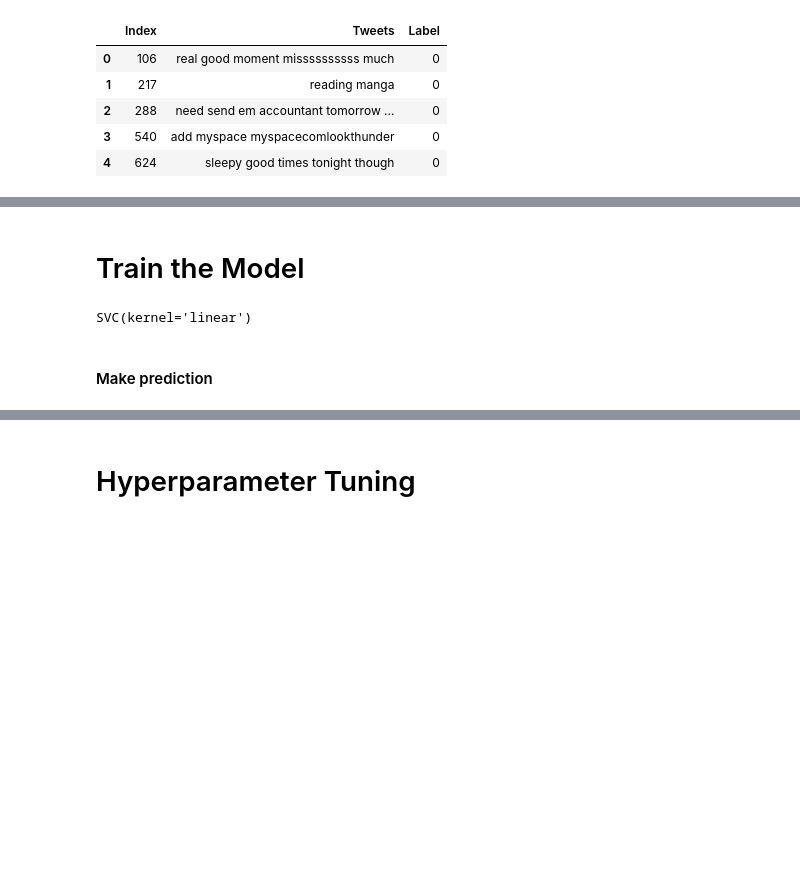
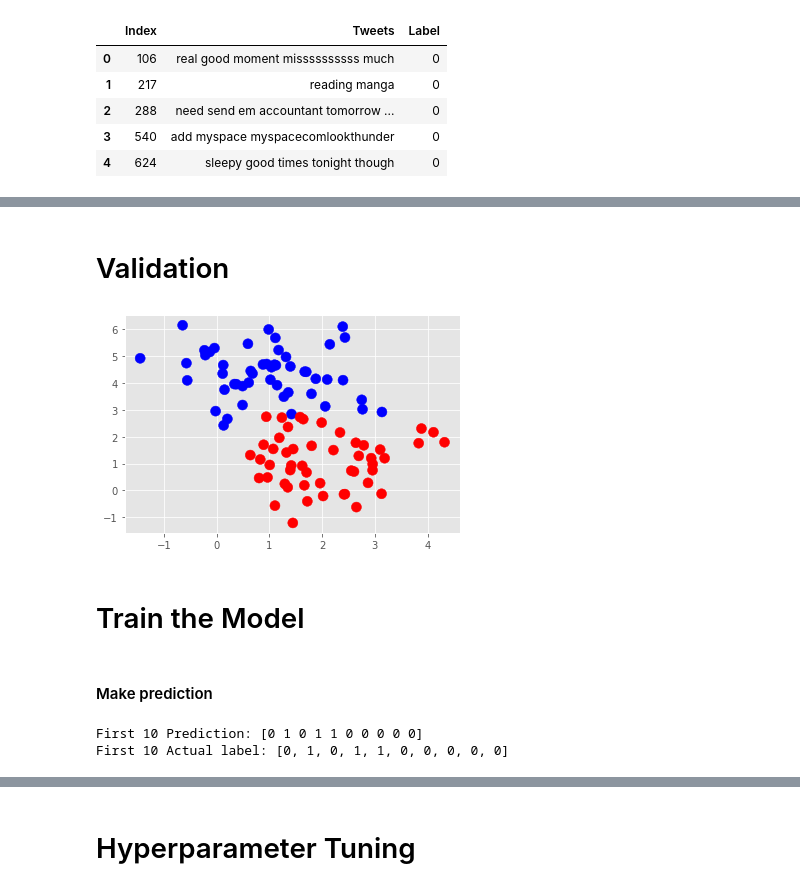
Before and after one commit to aashitarakesh/Twitter_SentimentalAnalysis, a Jupyter notebook: letha_SVM.ipynb, the cells around one changed output, grey strips where cells are left out. Drawn from its saved outputs; the diff is of its cells as text; code cells hidden in the pictures; blank space fills up the shorter version.

```diff
--- a/letha_SVM.ipynb
+++ b/letha_SVM.ipynb
@@ -29,3 +67,12 @@ y=Twitter_df.Label
+# %% [markdown]
+# Validation
+# %%
+X, y = make_blobs(n_samples=100, centers=2, random_state=0, cluster_std=.95)
+plt.scatter(X[:, 0], X[:, 1], c=y, s=100, cmap="bwr");
+plt.savefig("Images/SVM_validation.png")
+plt.show()
+# %% [output]
+[figure, added]
 # %%
 # Use train_test_split to create training and testing data
 from sklearn.model_selection import train_test_split
@@ -39,14 +86,16 @@ X_train, X_test, y_train, y_test = train_test_split(X, y,test_size=0.3, random_s
 from sklearn.svm import SVC
 model = SVC(kernel='linear')
 model.fit(X_train, y_train)
+predictions = model.predict(X_test)
-# %% [output]
-SVC(kernel='linear')
 # %% [markdown]
 #### Make prediction
 # %%
 predictions = model.predict(X_test)
 print(f"First 10 Prediction: {predictions[:10]}")
 print(f"First 10 Actual label: {y_test[:10].tolist()}")
+# %% [output]
+First 10 Prediction: [0 1 0 1 1 0 0 0 0 0]
+First 10 Actual label: [0, 1, 0, 1, 1, 0, 0, 0, 0, 0]
 # %%
 print(f"Training Data Score: {model.score(X_train, y_train)}")
 print(f"Testing Data Score: {model.score(X_test, y_test)}")
```
Also changed, not shown: parts of 9 cells of this notebook, 6 other files.
